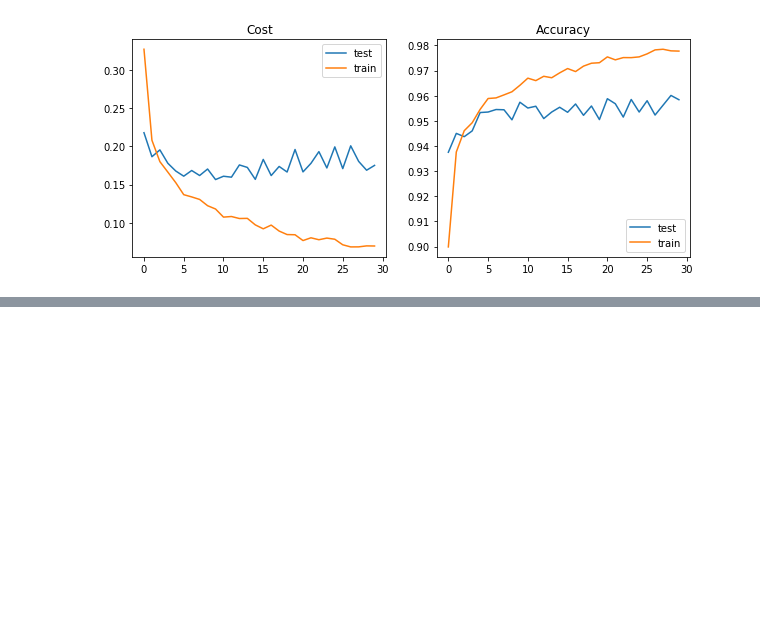
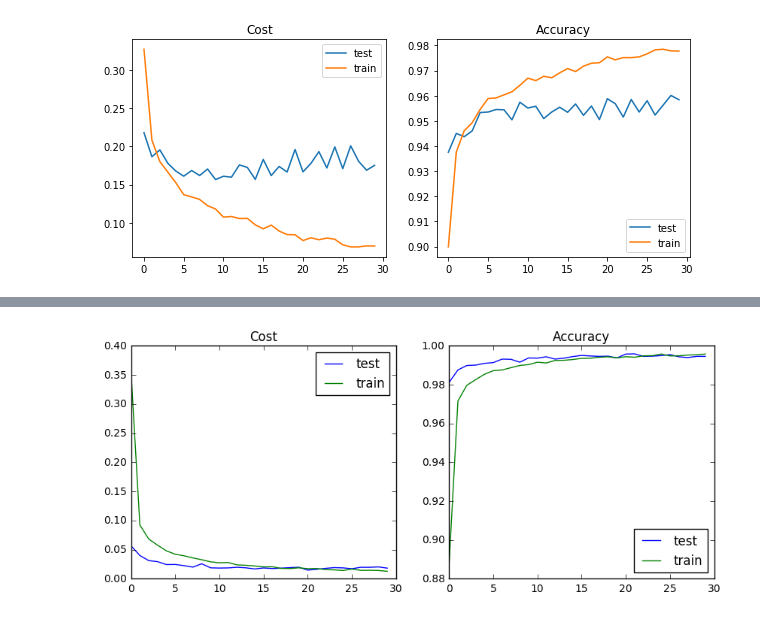
Before and after one commit to GregVial/dsr_9_lesson_notes, a Jupyter notebook: week07/deep_learning/examples/keras_mnist.ipynb, the cells around one changed output, grey strips where cells are left out. Saved outputs shown, nothing was run; the diff lists cells and outputs as text; code cells hidden in the pictures; blank space fills up the shorter version.

```diff
--- a/week07/deep_learning/examples/keras_mnist.ipynb
+++ b/week07/deep_learning/examples/keras_mnist.ipynb
@@ -184,3 +276,86 @@ Epoch 12/12
 plot_logs(history)
 # %% [output]
 [figure]
+# %%
+import numpy as np
+from keras.datasets import mnist
+
+from keras.layers import Convolution2D, MaxPooling2D
+from keras.layers import Dense, Dropout, Activation, Flatten
+from keras.optimizers import Adam
+
+np.random.seed(1337)  # for reproducibility
+batch_size = 256
+nb_classes = 10
+nb_epoch = 30
+
+# input image dimensions
+img_rows, img_cols = 28, 28
+# number of convolutional filters to use
+nb_filters = 32
+nb_filters2 = 48
+nb_filters3 = 64
+# size of pooling area for max pooling
+pool_size = (2, 2)
+# convolution kernel size
+kernel_size = (3, 3)
+
+# the data, shuffled and split between train and test sets
+(X_train, y_train), (X_test, y_test) = mnist.load_data()
+
+X_train = X_train.reshape(X_train.shape[0], img_rows, img_cols, 1)
+X_test = X_test.reshape(X_test.shape[0], img_rows, img_cols, 1)
+input_shape = (img_rows, img_cols, 1)
+
+X_train = X_train.astype('float32')
+X_test = X_test.astype('float32')
+X_train /= 255
+X_test /= 255
+print('X_train shape:', X_train.shape)
+print(X_train.shape[0], 'train samples')
+print(X_test.shape[0], 'test samples')
+
+# convert class vectors to binary class matrices
+Y_train = np_utils.to_categorical(y_train, nb_classes)
+Y_test = np_utils.to_categorical(y_test, nb_classes)
+
+model_ = Sequential()
+
+model_.add(Convolution2D(nb_filters, kernel_size[0], kernel_size[1],
+                            border_mode='valid',
+                                                    input_shape=input_shape))
+model_.add(Activation('relu'))
+model_.add(Convolution2D(nb_filters2, kernel_size[0], kernel_size[1]))
+model_.add(Activation('relu'))
+model_.add(MaxPooling2D(pool_size=pool_size))
+model_.add(Dropout(0.25))
+model_.add(Convolution2D(nb_filters3, kernel_size[0], kernel_size[1]))
+model_.add(Activation('relu'))
+model_.add(MaxPooling2D(pool_size=pool_size))
+model_.add(Dropout(0.25))
+
+
+model_.add(Flatten())
+model_.add(Dense(256))
+model_.add(Activation('relu'))
+model_.add(Dropout(0.5))
+
+model_.add(Dense(128))
+model_.add(Activation('relu'))
+
+model_.add(Dense(nb_classes))
+model_.add(Activation('softmax'))
+
+model_.compile(loss='categorical_crossentropy',
+                      optimizer='Adam',
+                      metrics=['accuracy'])
+
+history_ = model_.fit(X_train, Y_train, batch_size=batch_size, nb_epoch=nb_epoch,
+                  verbose=2, validation_data=(X_test, Y_test))
+
+score = model_.evaluate(X_test, Y_test, verbose=2)
+
+print('Test score:', score[0])
+print('Test accuracy:', score[1])
+plot_logs(history_)
+# %% [output]
@@ -186,0 +379 @@ plot_logs(history)
+[figure, added]
```
Also changed, not shown: parts of 6 cells of this notebook, 3 other files.
